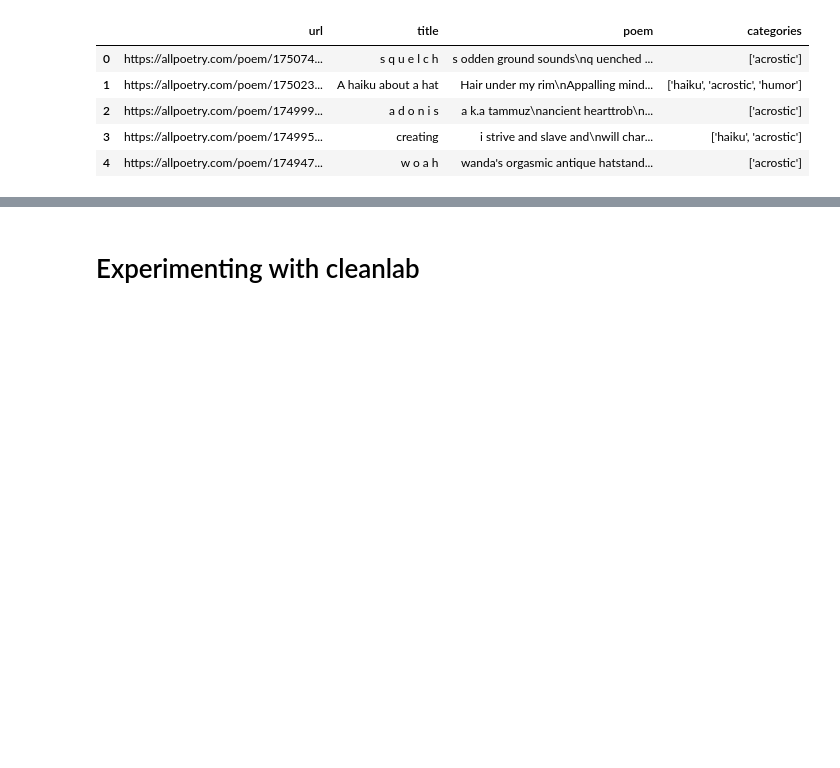
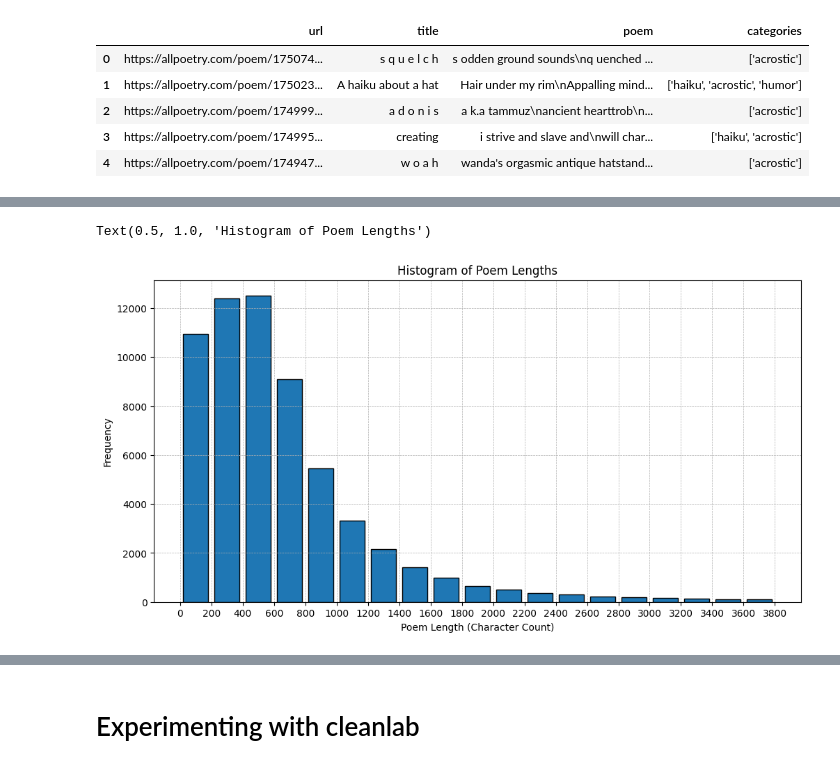
Before and after one commit to DhyeyShah794/poetry-analysis, a Jupyter notebook: poetry_sentiment_analyzer.ipynb, the cells around one changed output, grey strips where cells are left out. Saved outputs shown, nothing was run; the diff lists cells and outputs as text; code cells hidden in the pictures; blank space fills up the shorter version.

```diff
--- a/poetry_sentiment_analyzer.ipynb
+++ b/poetry_sentiment_analyzer.ipynb
@@ -70,0 +144,4 @@ dtype: int64
+# %%
+# If the lemmatized value is an empty string, it means there was no text in the Roman script
+# We can safely discard such entries
+data = data[data['lemmatized'].str.strip() != '']
@@ -70,0 +152,4 @@ dtype: int64
+# %%
+# Languages like German, French, Spanish can still be transliterated using the Roman alphabet
+# So detect the language of each poem and then filter out everything other than English
+data['language'] = data['poem_text'].apply(lambda x: detect(x))
@@ -71 +176,4 @@ dtype: int64
+# %%
+# Drop every row where the language is not English, since it accounts for less than 5% of the dataset
+data = data[data['language'] == 'en']
 # %%
@@ -73,0 +232,15 @@ dtype: int64
+# %%
+data['poem_length'] = data['poem_text'].apply(len)
+intervals = [i * 200 for i in range(20)]
+
+plt.figure(figsize=(12, 6))
+plt.hist(data['poem_length'], bins=intervals, edgecolor='black', rwidth=0.8)
+plt.grid(True, linestyle='--', linewidth=0.5)
+plt.xticks(intervals)
+
+plt.xlabel('Poem Length (Character Count)')
+plt.ylabel('Frequency')
+plt.title('Histogram of Poem Lengths')
+# %% [output]
+Text(0.5, 1.0, 'Histogram of Poem Lengths')
+[figure, added]
```
Also changed, not shown: parts of 71 cells of this notebook.
